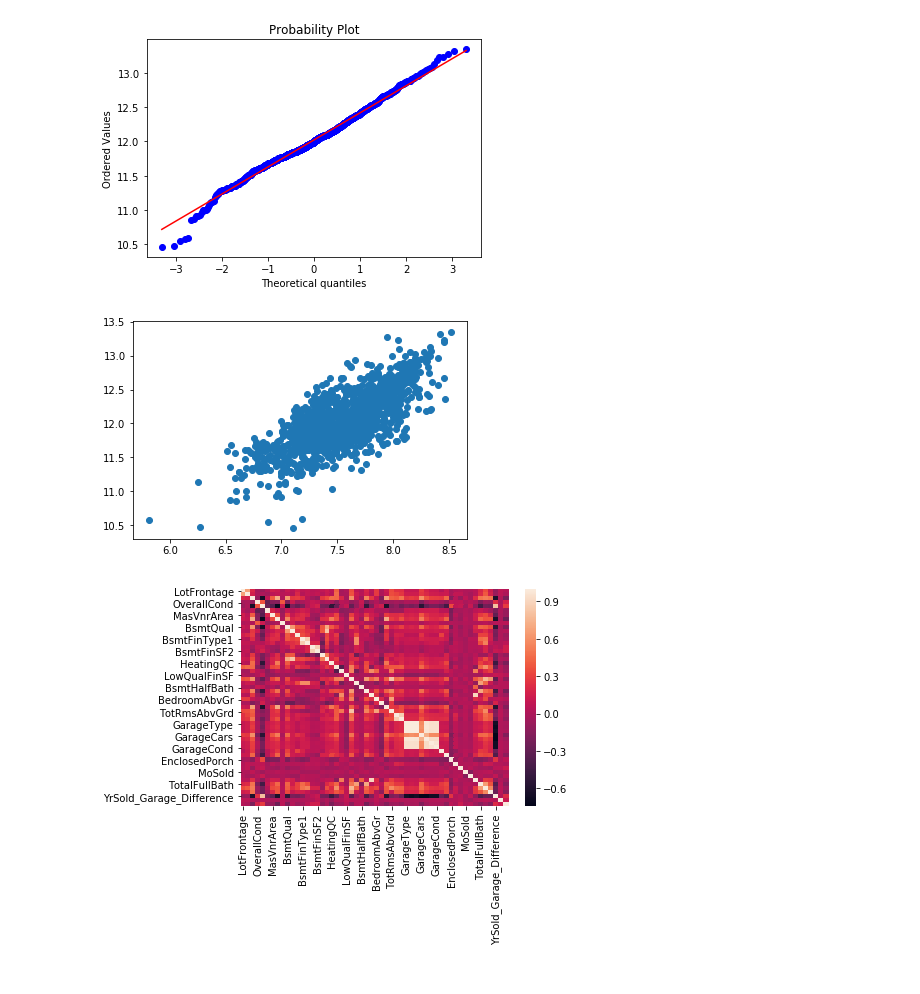
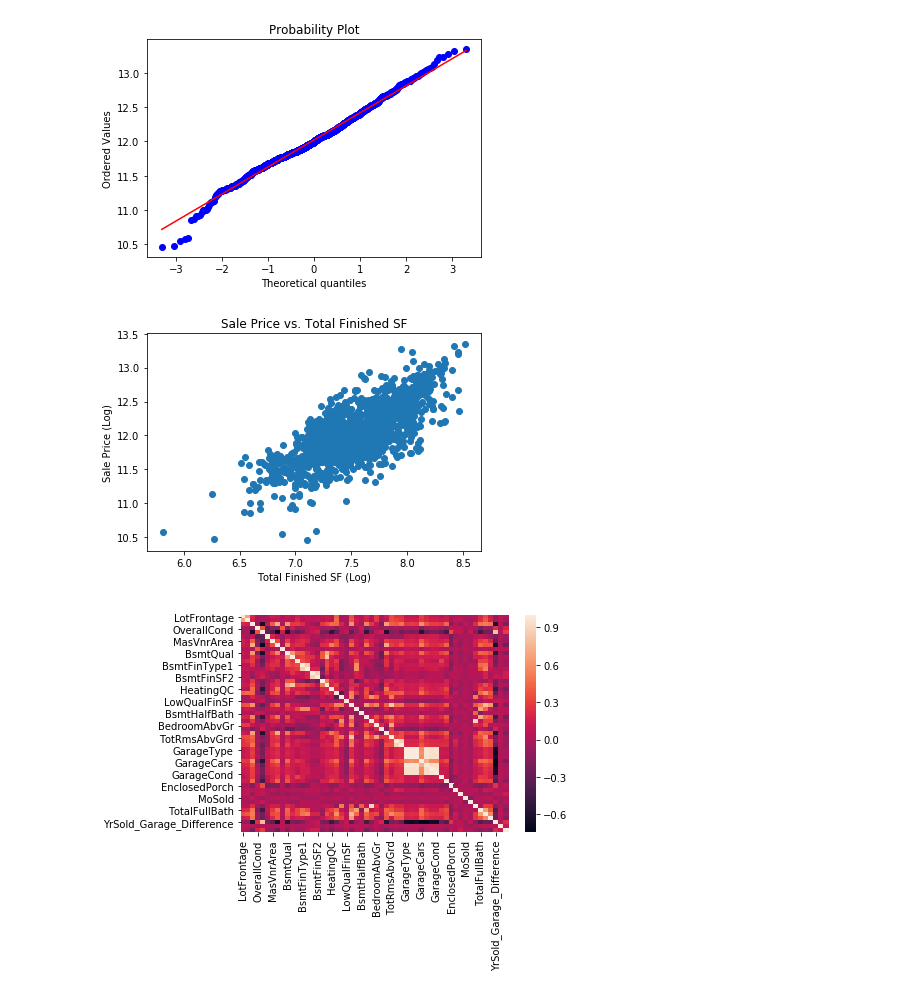
Before and after one commit to tiwariraj/MachineLearningProject, a Jupyter notebook: ML_final.ipynb, the cells around one changed output. Drawn from its saved outputs; the diff is of its cells as text; code cells hidden in the pictures.

```diff
--- a/ML_final.ipynb
+++ b/ML_final.ipynb
@@ -92,9 +92,12 @@ plt.show()
 [figure]
 # %%
 plt.scatter(nullandvoid_featurelist["TotalFinSF"], y_target_df["SalePrice"])
+plt.title("Sale Price vs. Total Finished SF")
+plt.ylabel("Sale Price (Log)")
+plt.xlabel("Total Finished SF (Log)")
 plt.show()
 # %% [output]
-[figure, old version]
+[figure, new version]
 # %%
 correlation = nullandvoid_featurelist.corr()
 correlation.to_csv('correlation.csv')
```
Also changed, not shown: 1 other file.
